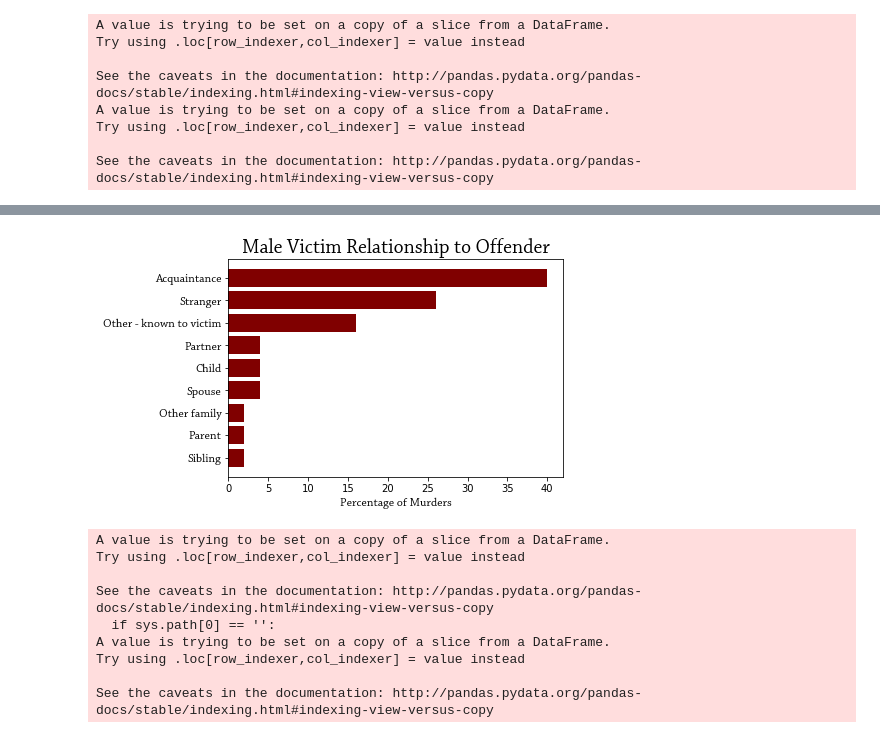
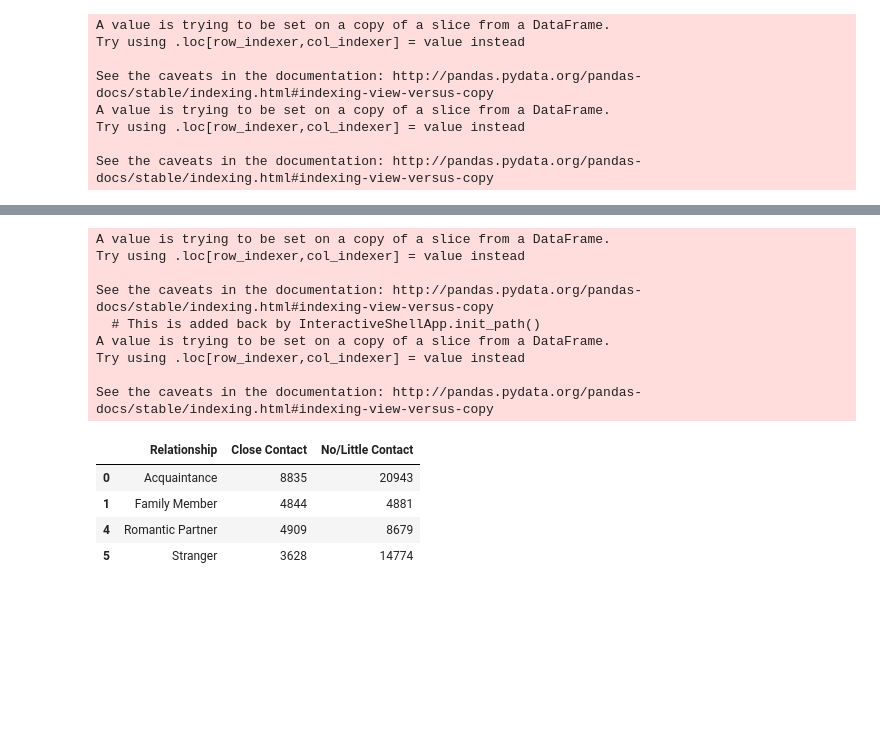
Before and after one commit to bendgame/Project-one, a Jupyter notebook: Midwest_Murder_Relationships.ipynb, the cells around one changed output, grey strips where cells are left out. Saved outputs shown, nothing was run; the diff lists cells and outputs as text; code cells hidden in the pictures; blank space fills up the shorter version.

```diff
--- a/Midwest_Murder_Relationships.ipynb
+++ b/Midwest_Murder_Relationships.ipynb
@@ -175,73 +152,60 @@ plt.show()
-# %%
-#Plot Male Victim Relationship Information
-y_axis = np.arange(len(male_percent))
-tick_locations = [value for value in y_axis]
-
-#plt.figure(figsize=(20,3))
-plt.barh(y_axis, male_percent, color='maroon', alpha= 1.0, align="center")
-plt.yticks(tick_locations, male_df["Relationship"], fontname='Chaparral Pro',
-           fontsize=12, rotation="horizontal")
-
-# Set a Title and labels
-plt.title("Male Victim Relationship to Offender", fontname='Chaparral Pro', fontsize=20)
-plt.xlabel("Percentage of Murders", fontname='Chaparral Pro', fontsize=12)
-plt.show()
-# %% [output]
-[figure, removed]
 # %%
 ##GROUP WEAPON TYPE AND VICTIM RELATIONSHIP##
-#Further group relationships based on intimacy
-intimate = relationship_df[['Relationship', 'Weapon']]
-intimate['Relationship'] = intimate['Relationship'].replace(
-                                            {'Acquaintance': 'Aquaintance/Stranger',
-                                            'Spouse': 'Romantic Partner',
-                                            'Stranger': 'Aquaintance/Stranger',
+#--------
+#Adjust relationship groups to reflect aquaintance, stranger, family, and romantic partner
+close_contact = relationship_df[['Relationship', 'Weapon']]
+close_contact['Relationship'] = close_contact['Relationship'].replace(
+                                            {'Spouse': 'Romantic Partner',
                                             'Sibling': 'Family Member',
                                             'Parent': 'Family Member',
                                             'Child': 'Family Member',
                                             'Partner': 'Romantic Partner',
                                             'Other family': 'Family Member'})
 
-#Find only the intimate weapon types grouped by relationship
-intimate = intimate[intimate.Weapon == 'Close Contact'].groupby('Relationship').count()
-intimate = intimate.rename(columns={'Weapon': 'Intimate Murder'})
+#Find only the close contact weapon types grouped by relationship
+close_contact = close_contact[close_contact.Weapon == 'Close Contact'].groupby('Relationship').count()
+close_contact = close_contact.rename(columns={'Weapon': 'Close Contact'})
 
-#Group together the detached weapon types by relationship
-detached= relationship_df[['Relationship', 'Weapon']]
+#--------
+#Group together the minimal contact weapon types by relationship
+minimal_contact= relationship_df[['Relationship', 'Weapon']]
 
-#Adjust relationship groups to reflect aquaintance/stranger, family, and romantic partner
-detached['Relationship'] = detached['Relationship'].replace(
-                                            {'Acquaintance': 'Aquaintance/Stranger',
-                                            'Spouse': 'Romantic Partner',
-                                            'Stranger': 'Aquaintance/Stranger',
+#Adjust relationship groups to reflect aquaintance, stranger, family, and romantic partner
+minimal_contact['Relationship'] = minimal_contact['Relationship'].replace(
+                                            {'Spouse': 'Romantic Partner',
                                             'Sibling': 'Family Member',
                                             'Parent': 'Family Member',
                                             'Child': 'Family Member',
                                             'Partner': 'Romantic Partner',
                                             'Other family': 'Family Member'})
 
-#Group detached weapons by relationshps
-detached = detached[detached.Weapon == 'No/Little Contact'].groupby('Relationship').count()
-detached = detached.rename(columns={'Weapon': 'Detached Murder'})
+#Group minimal_contact weapons by relationshps
+minimal_contact = minimal_contact[minimal_contact.Weapon == 'No/Little Contact'].groupby('Relationship').count()
+minimal_contact = minimal_contact.rename(columns={'Weapon': 'No/Little Contact'})
 
 
 #Merge the two types of weapons together based on relationship, reset index, drop "relatioship not determined"
-weapon_type = pd.merge(intimate, detached, how='outer', on=['Relationship']).reset_index()
+weapon_type = pd.merge(close_contact, minimal_contact, how='outer', on=['Relationship']).reset_index()
 weapon_type = weapon_type.drop(2)
 weapon_type = weapon_type.drop(3)
-
-#Get counts for reach murder type for aquaintance, family member, and romantic partner
-intimate_murder = weapon_type['Intimate Murder']
-detached_murder = weapon_type['Detached Murder']
 # %% [output]
 A value is trying to be set on a copy of a slice from a DataFrame.
 Try using .loc[row_indexer,col_indexer] = value instead
 
 See the caveats in the documentation: http://pandas.pydata.org/pandas-docs/stable/indexing.html#indexing-view-versus-copy
-  if sys.path[0] == '':
+  # This is added back by InteractiveShellApp.init_path()
 A value is trying to be set on a copy of a slice from a DataFrame.
 Try using .loc[row_indexer,col_indexer] = value instead
 
 See the caveats in the documentation: http://pandas.pydata.org/pandas-docs/stable/indexing.html#indexing-view-versus-copy
+# %%
+#Show dataframe for pie chart
+weapon_type
+# %% [output]
+|  | Relationship | Close Contact | No/Little Contact |
+| 0 | Acquaintance | 8835 | 20943 |
+| 1 | Family Member | 4844 | 4881 |
+| 4 | Romantic Partner | 4909 | 8679 |
+| 5 | Stranger | 3628 | 14774 |
 # %%
 #Create close contact murder pie chart
```
Also changed, not shown: parts of 15 cells of this notebook.
